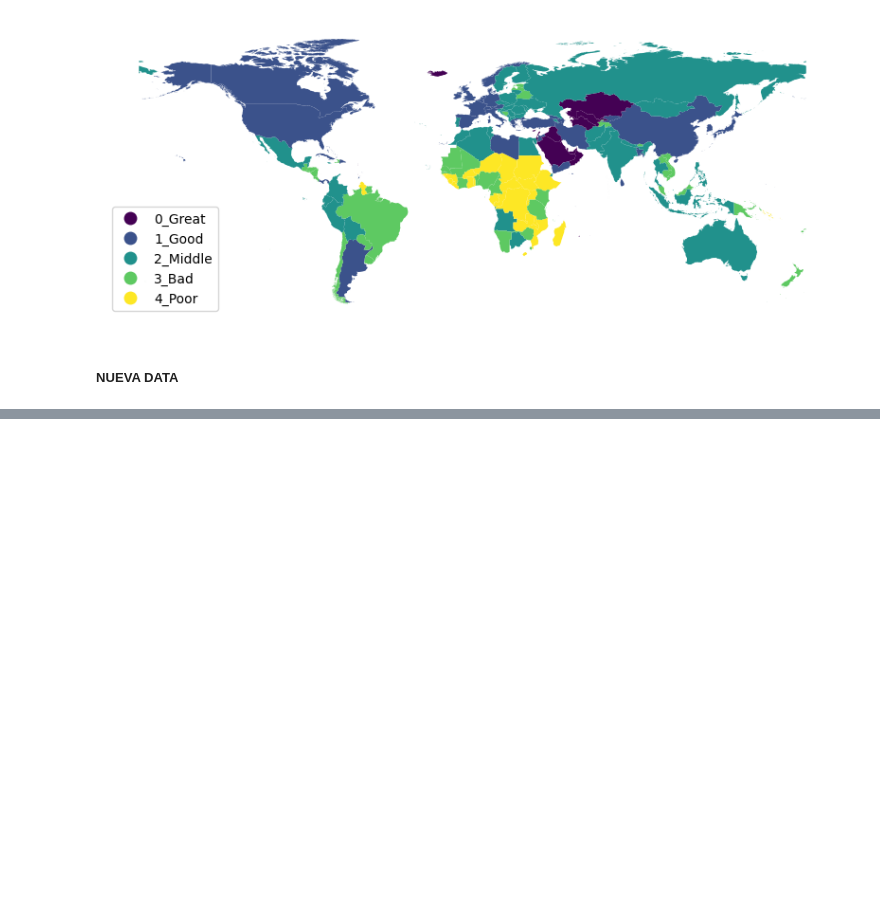
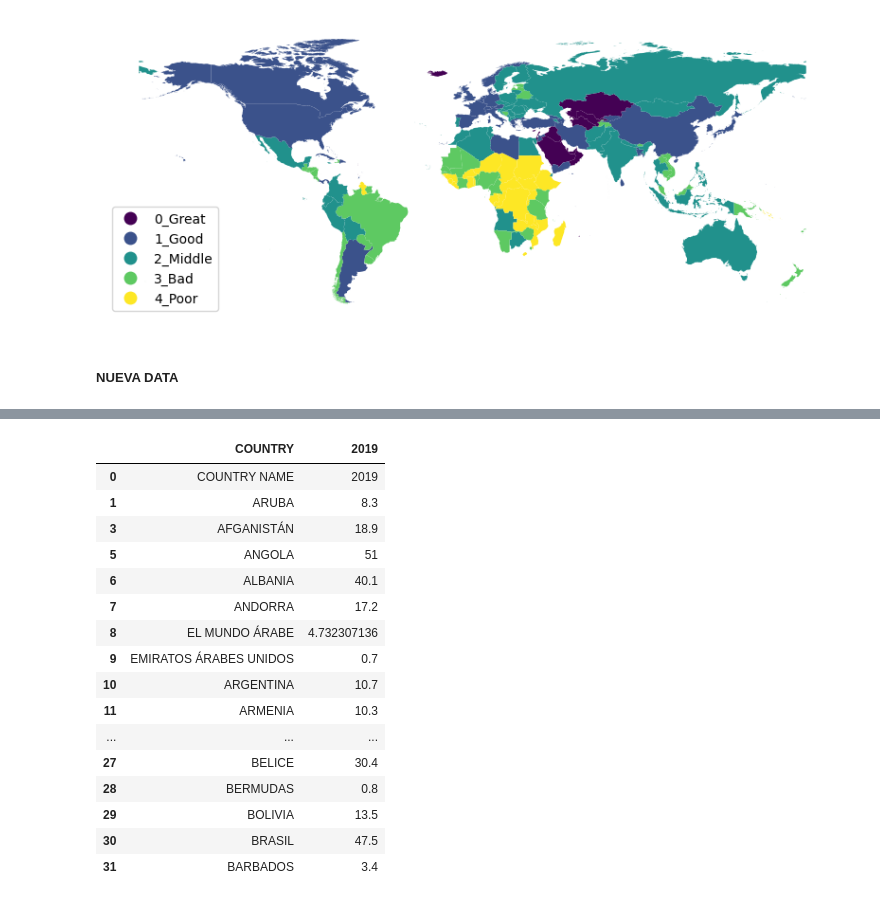
Before and after one commit to Controles-ICDE-Ochoa/Trabajo-Grupal-1, a Jupyter notebook: index.ipynb, the cells around one changed output, grey strips where cells are left out. Saved outputs shown, nothing was run; the diff lists cells and outputs as text; code cells hidden in the pictures; blank space fills up the shorter version.

```diff
--- a/index.ipynb
+++ b/index.ipynb
@@ -799,0 +814,14 @@ climateCia.head()
+# %%
+##Limpiando data
+nuevos_titulos=list(Energia_renovable.iloc[0])
+Energia_renovable.columns = nuevos_titulos
+Energia_renovable.columns.values[0] = 'COUNTRY'
+Energia_renovable['COUNTRY']=Energia_renovable.COUNTRY.str.upper()
+Energia_renovable[Energia_renovable.columns[0]] = Energia_renovable[Energia_renovable.columns[0]].replace(r'^\s*$', np.nan, regex=True)
+Energia_renovable[Energia_renovable.columns[0]] = Energia_renovable[Energia_renovable.columns[0]].replace(r'^\s*$', np.nan, regex=True)
+Energia_renovable = Energia_renovable.dropna(subset=[Energia_renovable.columns[0]])
+Energia_renovable = Energia_renovable.dropna(subset=[Energia_renovable.columns[2]])
+Energia_renovable = Energia_renovable.drop(Energia_renovable.columns[1:11], axis=1)
+
+Energia_renovable = Energia_renovable.drop(Energia_renovable.columns[-1], axis=1)
+Energia_renovable
@@ -799,0 +960,21 @@ climateCia.head()
+# %%
+Energia_renovable['COUNTRY'] = Energia_renovable['COUNTRY'].replace(country_translation)
+Energia_renovable.head(30)
+# %% [output]
+|  | COUNTRY | 2019 |
+| 0 | COUNTRY NAME | 2019 |
+| 1 | ARUBA | 8.3 |
+| 3 | AFGANISTÁN | 18.9 |
+| 5 | ANGOLA | 51 |
+| 6 | ALBANIA | 40.1 |
+| 7 | ANDORRA | 17.2 |
+| 8 | EL MUNDO ÁRABE | 4.732307136 |
+| 9 | EMIRATOS ÁRABES UNIDOS | 0.7 |
+| 10 | ARGENTINA | 10.7 |
+| 11 | ARMENIA | 10.3 |
+| ... | ... | ... |
+| 27 | BELICE | 30.4 |
+| 28 | BERMUDAS | 0.8 |
+| 29 | BOLIVIA | 13.5 |
+| 30 | BRASIL | 47.5 |
+| 31 | BARBADOS | 3.4 |
```
Also changed, not shown: parts of 8 cells of this notebook, 1 other file.
